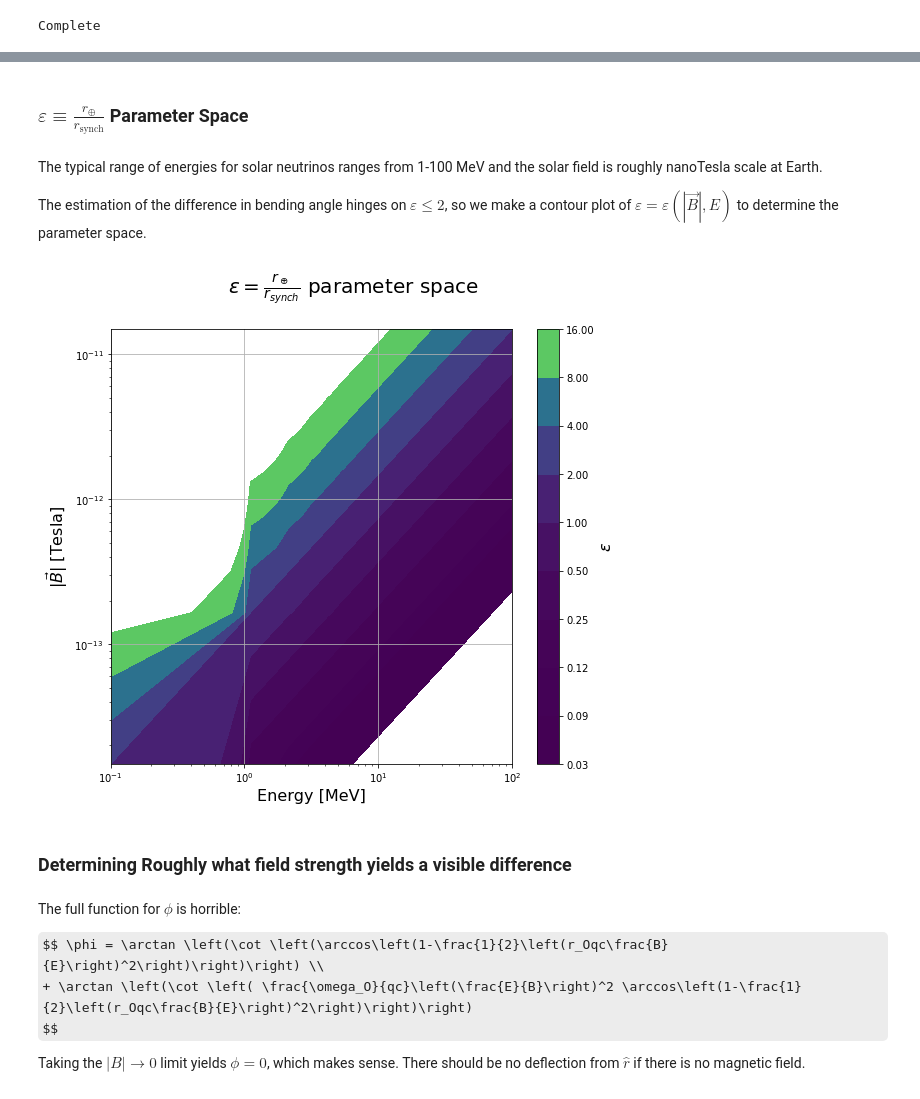
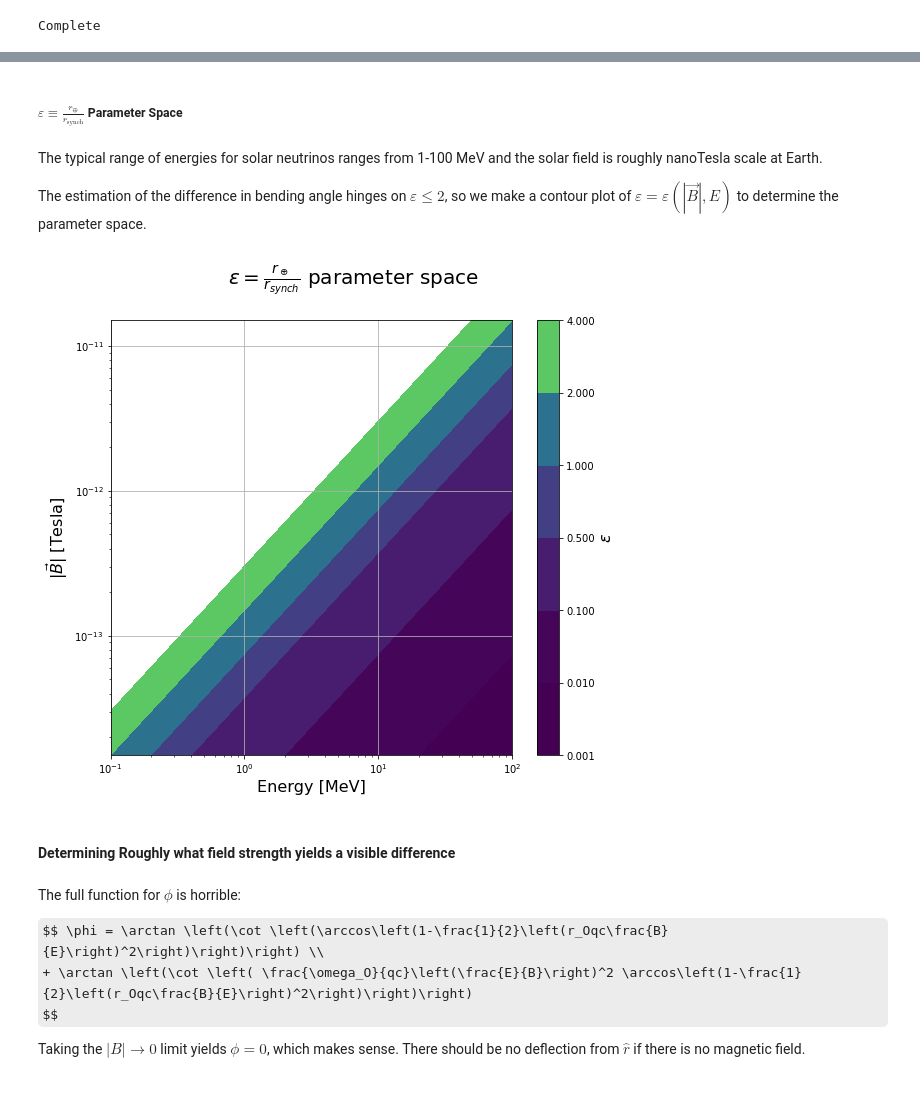
Before and after one commit to agree019/Neutrino-Trajectory, a Jupyter notebook: !Plane_Formulation.ipynb, the cells around one changed output, grey strips where cells are left out. Saved outputs shown, nothing was run; the diff lists cells and outputs as text; code cells hidden in the pictures; some formulas as TeX source.

```diff
--- a/!Plane_Formulation.ipynb
+++ b/!Plane_Formulation.ipynb
@@ -2168,0 +2415,6 @@ Complete
+# %%
+row = 1
+E = 0.01
+dt = 0.01
+plotTraj(dataDFSph2,q,E,dt,row)
+# plotTraj(dataDFSph2,q,0.01,dt,7)
@@ -2182,6 +2447,31 @@ def epsilonFunc(BTesla,EMeV):
 #         print ('Epsilon outside physical range')
     return ep
 
+def phi1(BTesla,EMeV):
+    c = 1
+    e = 0.3
+
+    omegaS = e*tesla2MeV2(BTesla)/(EMeV) # In MeV
+    omegaO = sec2geVInv(2*np.pi/(365*24*3600))/1000 # In MeV
+
+    ep = epsilonFunc(BTesla,EMeV)
+    tStar = np.arccos(1-0.5*ep**2)/omegaS
+
+    alphax = 0.5*ep**2
+    alphay = -np.sin(np.arccos(1-0.5*ep**2))
+    alpha = [alphax,alphay]
+
+    betax = 1/ep * omegaO * np.sin(omegaO*tStar)
+    betay = -1/ep * omegaO * np.cos(omegaO*tStar)
+    beta = [betax,betay]
+
+    num = np.dot(alpha,beta)
+    den = np.sqrt(np.dot(alpha,alpha))* np.sqrt(np.dot(beta,beta))
+    phi = np.arccos(num/den)
+    phideg = phi*180/np.pi
+    return (phideg%90)
+
+
 def angleEstimate(BTesla,EMeV):
     c = 1
     e = 0.3
@@ -2193,20 +2483,16 @@ def angleEstimate(BTesla,EMeV):
     ep = epsilonFunc(BTesla,EMeV)
 
     tStar = np.arccos(1-0.5*ep**2)/omegaS
-#     alpha = np.absolute(np.arctan(1/np.tan(thetaStar)))
     alpha = np.arctan(np.sin(np.arccos(1-0.5*ep**2)) / (1/2*ep**2) )
-#     beta = np.pi/2 - np.arctan(-1/np.tan(omegaO*thetaStar/omegaS))
-#     beta = np.absolute(np.arctan(-1/np.tan(omegaO*thetaStar/omegaS)))
     beta = np.arctan(1/np.tan(np.arccos(1-0.5*ep**2)))
 
     phi = alpha-beta
     phiDeg = phi*180/np.pi
-#     return (phiDeg)
     return (phiDeg%90)
 
 epsilonFunc = np.vectorize(epsilonFunc)
 angleEstimate = np.vectorize(angleEstimate)
-
+phi1 = np.vectorize(phi1)
 def BFunc(EMeV,epsilon):
     '''
     Given epsilon = R_orbit/R_Synch ~ B/E, this function computes
@@ -2216,7 +2502,7 @@ def BFunc(EMeV,epsilon):
     q = 0.3
     c = 1
     slope = epsilon / (auMeVInv*q*c)
-    return MeV22tsla(slope * EMeV)
+    return MeV22tesla(slope * EMeV)
 #     return epsilon * 0
 
 print ('Complete')
@@ -2251,5 +2539,5 @@ plt.grid()
 # %% [markdown]
-### $\varepsilon \equiv \frac{r_\oplus}{r_\text{synch}}$ Parameter Space
+##### $\varepsilon \equiv \frac{r_\oplus}{r_\text{synch}}$ Parameter Space
 # %% [markdown]
 The typical range of energies for solar neutrinos ranges from 1-100 MeV and the solar field is roughly nanoTesla scale at Earth.
 
@@ -2257,31 +2545,31 @@ The estimation of the difference in bending angle hinges on $\varepsilon \leq 2$
 # %%
 eMin = 0.1
 eMax = 100
 ep = 2
 nPoints = 100
-EList = np.linspace(eMin,eMax,nPoints)
-BList = np.linspace(BFunc(eMin,ep),BFunc(eMax,ep),nPoints)
+EList = np.logspace(np.log10(eMin),np.log10(eMax),nPoints)
+BList = np.logspace(np.log10(BFunc(eMin,ep)),np.log10(BFunc(eMax,ep)),nPoints)
 # BList = np.linspace(1e-17,1e-14,100)
 
 XX,YY = np.meshgrid(BList,EList)
 ZZ = epsilonFunc(XX,YY)
 fig = plt.figure(figsize = (9,8))
 # plt.contourf(np.log10(YY),np.log10(XX),ZZ,cmap = 'viridis')
-plt.contourf((YY),(XX),ZZ,[2/64,2/23,2/16,2/8,2/4,2/2,2,4,8,16],cmap = 'viridis')
+plt.contourf((YY),(XX),ZZ,[0.001,0.01,0.1,0.5,1,2,4],cmap = 'viridis')
 # plt.contourf((YY),(XX),ZZ,cmap = 'viridis')
 
 plt.suptitle(r'$\varepsilon = \frac{r_\oplus}{r_{synch}}$ parameter space', size = 20)
 plt.ylabel(r'$|\vec{B}|$ [Tesla]',size = 16)
 plt.xlabel('Energy [MeV]',size = 16)
 plt.xscale('log')
 plt.yscale('log')
 plt.colorbar().set_label(r'$\varepsilon$',size = 16)
 plt.grid()
 # plt.plot(BList,phiList)
 # %% [output]
-[figure, old version]
+[figure, new version]
 # %% [markdown]
-### Determining Roughly what field strength yields a visible difference
+#### Determining Roughly what field strength yields a visible difference
 # %% [markdown]
 The full function for $\phi$ is horrible:
 
```
Also changed, not shown: parts of 26 cells of this notebook.
